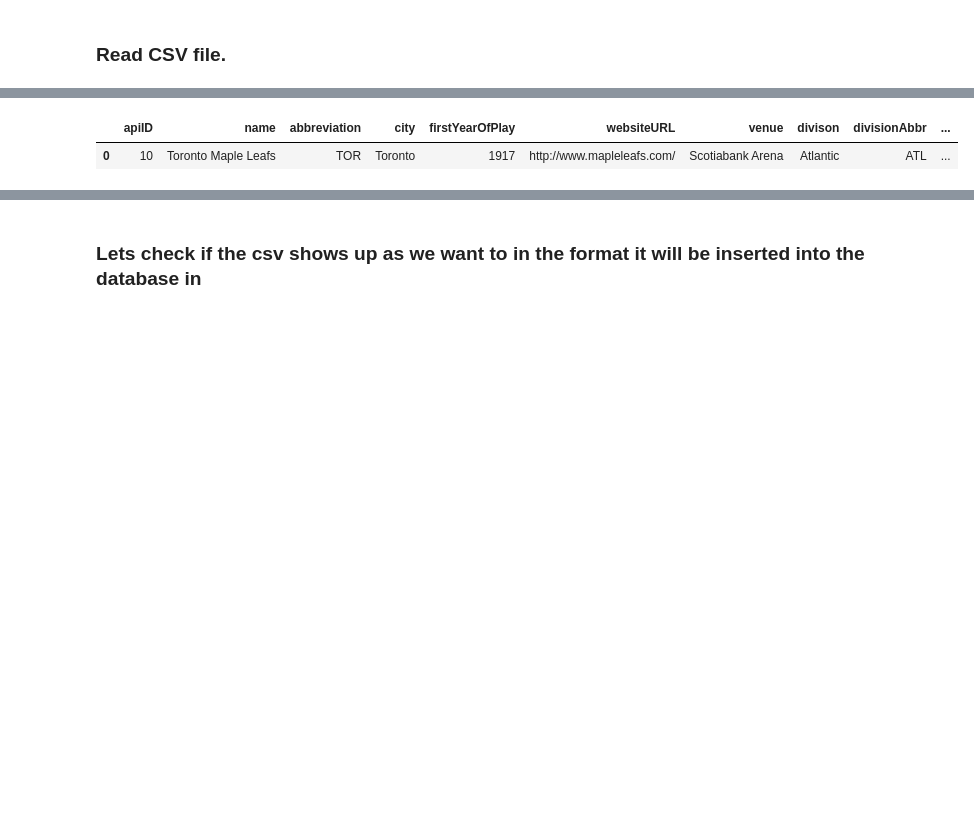
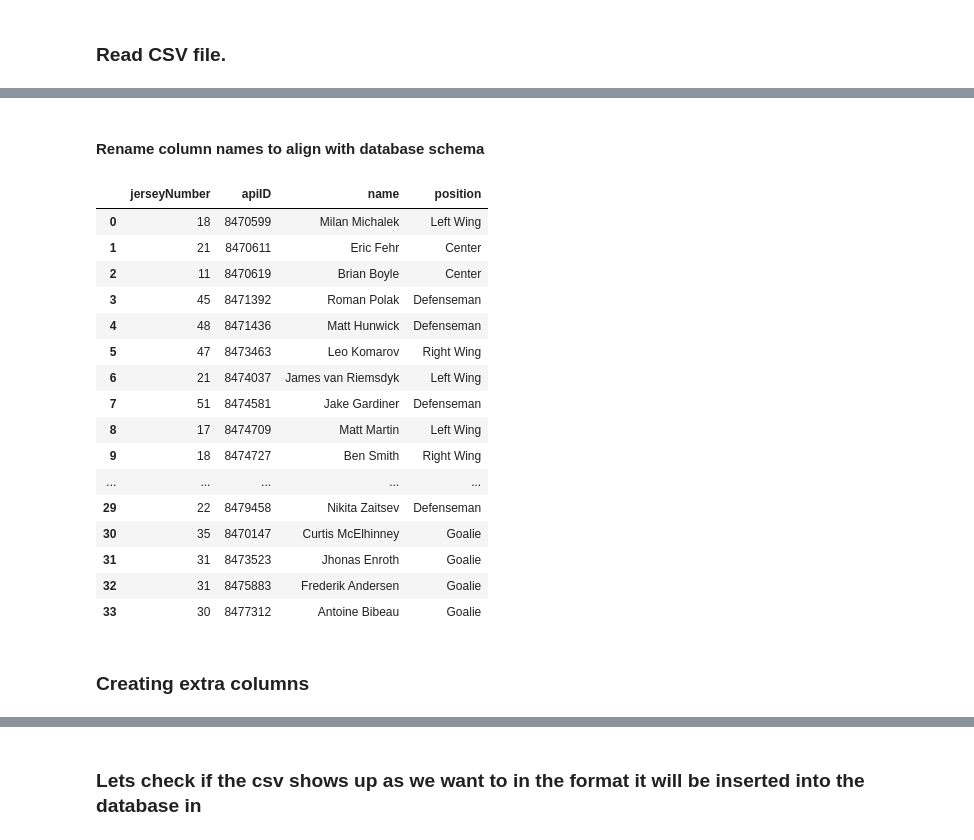
Before and after one commit to smzalam/StatChek, a Jupyter notebook: src/data/cleaning_datasets/cleaning_teamRosters.ipynb, the cells around one changed output, grey strips where cells are left out. Cells and saved outputs as stored; diff of their text form; code cells hidden in the pictures; blank space fills up the shorter version.

```diff
--- a/src/data/cleaning_datasets/cleaning_teamRosters.ipynb
+++ b/src/data/cleaning_datasets/cleaning_teamRosters.ipynb
@@ -40,21 +64,0 @@ df
-# %%
-dropped_columns = [
-    'link',
-    'teamName',
-    'shortName',
-    'franchiseId',
-    'active',
-    'venue.link',
-    'venue.city',
-    'venue.timeZone',
-    'division.id',
-    'division.abbreviation',
-    'division.link',
-    'conference.id',
-    'conference.link',
-    'franchise.franchiseId',
-    'franchise.teamName',
-    'franchise.link'
-]
-df = df.drop(dropped_columns)
-df
@@ -75,3 +64,0 @@ df
-# %%
-df = df.transpose()
-df
@@ -82,0 +74,2 @@ df
+# %%
+df = df.astype({'jerseyNumber':np.int64})
@@ -82,0 +98,9 @@ df
+# %%
+dropped_columns = [
+    'person.link',
+    'position.code',
+    'position.type',
+    'position.abbreviation'
+]
+df = df.drop(columns=dropped_columns)
+df
@@ -83,15 +125,30 @@ df
+# %% [markdown]
+#### Rename column names to align with database schema
 # %%
 renamed_columns = {
-    'id': 'apiID',
-    'locationName': 'city',
-    'officialSiteUrl': 'websiteURL',
-    'venue.name': 'venue',
-    'division.name': 'divison',
-    'division.nameShort': 'divisionAbbr',
-    'conference.name':'conference',
+    'person.id': 'apiID',
+    'person.fullName': 'name',
+    'position.name': 'position',
 }
 df = df.rename(columns=renamed_columns)
 df
 # %% [output]
-|  | apiID | name | abbreviation | city | firstYearOfPlay | websiteURL | venue | divison | divisionAbbr | ... |
-| 0 | 10 | Toronto Maple Leafs | TOR | Toronto | 1917 | http://www.mapleleafs.com/ | Scotiabank Arena | Atlantic | ATL | ... |
+|  | jerseyNumber | apiID | name | position |
+| 0 | 18 | 8470599 | Milan Michalek | Left Wing |
+| 1 | 21 | 8470611 | Eric Fehr | Center |
+| 2 | 11 | 8470619 | Brian Boyle | Center |
+| 3 | 45 | 8471392 | Roman Polak | Defenseman |
+| 4 | 48 | 8471436 | Matt Hunwick | Defenseman |
+| 5 | 47 | 8473463 | Leo Komarov | Right Wing |
+| 6 | 21 | 8474037 | James van Riemsdyk | Left Wing |
+| 7 | 51 | 8474581 | Jake Gardiner | Defenseman |
+| 8 | 17 | 8474709 | Matt Martin | Left Wing |
+| 9 | 18 | 8474727 | Ben Smith | Right Wing |
+| ... | ... | ... | ... | ... |
+| 29 | 22 | 8479458 | Nikita Zaitsev | Defenseman |
+| 30 | 35 | 8470147 | Curtis McElhinney | Goalie |
+| 31 | 31 | 8473523 | Jhonas Enroth | Goalie |
+| 32 | 31 | 8475883 | Frederik Andersen | Goalie |
+| 33 | 30 | 8477312 | Antoine Bibeau | Goalie |
+# %% [markdown]
+### Creating extra columns
```
Also changed, not shown: parts of 34 cells of this notebook, 3 other files.
